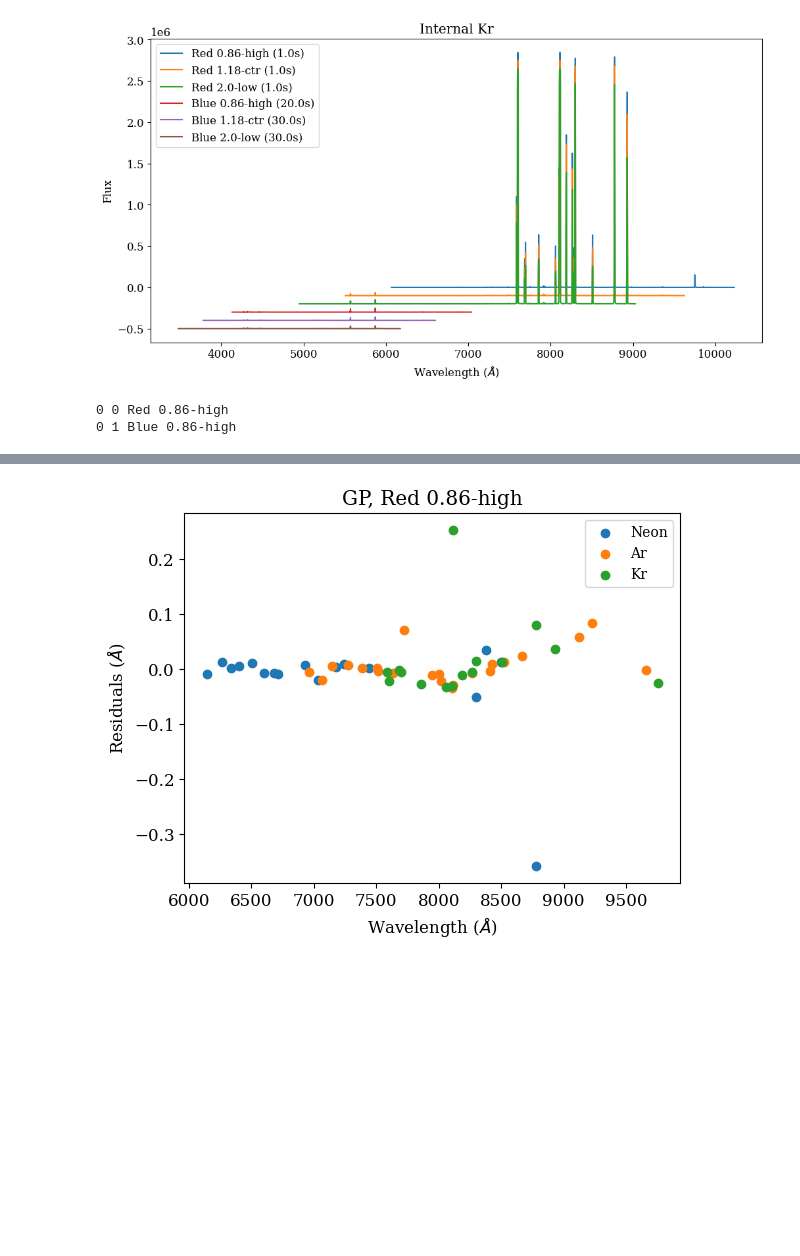
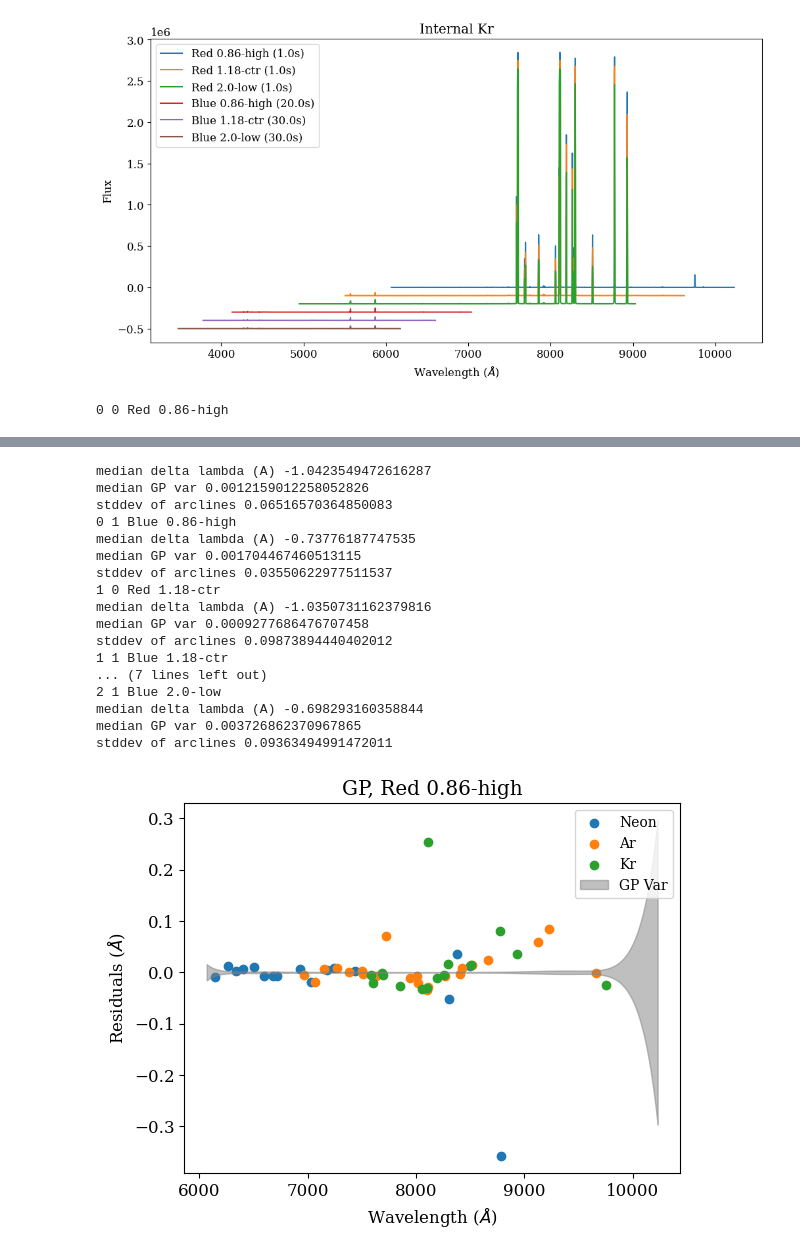
Before and after one commit to jradavenport/kosmos-arc, a Jupyter notebook: notebooks/line_plots.ipynb, the cells around one changed output, grey strips where cells are left out. Saved outputs shown, nothing was run; the diff lists cells and outputs as text; code cells hidden in the pictures; blank space fills up the shorter version.

```diff
--- a/notebooks/line_plots.ipynb
+++ b/notebooks/line_plots.ipynb
@@ -330,19 +327,30 @@ for i in range(3):
         ex_k, _ = pk.BoxcarExtract(img_k, trace, apwidth=5, Waxis=0)
 
         tw = pk.fit_wavelength(ex_k, df['pixel'][ll].values, df['wave'][ll].values * u.angstrom,
-                                 display=False, mode='gp', xerror=0.1, GPRscale=1, returnpoints=True)
+                               display=False, mode='gp', xerror=0.1, GPRscale=1001, returnpoints=True)
+        ww_k,we_k = pk.fit_wavelength(ex_k, df['pixel'][ll].values, df['wave'][ll].values * u.angstrom,
+                                      display=False, mode='gp', xerror=0.1, GPRscale=1001,
+                                      returnpoints=False, returnvar=True)
 
         plt.figure()
+
         for cc in ['Neon', 'Ar', 'Kr']:
             plt.scatter(df['wave'][ll].values[df['lamp'][ll].values == cc],
                         df['wave'][ll].values[df['lamp'][ll].values == cc] - tw[df['lamp'][ll].values == cc],
                         label=cc)
+
+        plt.fill_between(ww_k.spectral_axis.value, we_k, -we_k, color='grey', alpha=0.5, label='GP Var')
         plt.xlabel(r'Wavelength ($\AA$)')
         plt.ylabel(r'Residuals ($\AA$)')
         plt.legend(fontsize=10)
         plt.title('GP, '+df['disp'].unique()[j]+' '+df['slit'].unique()[i])
         plt.savefig('../figures/GP'+df['disp'].unique()[j]+df['slit'].unique()[i]+'_resid.png',
                     dpi=150, bbox_inches='tight', pad_inches=0.25)
+
+        # print the average dispersion (delta lambda / lambda), and the median GP uncertainty
+        print('median delta lambda (A)', np.nanmedian(np.diff(ww_k.spectral_axis.value)))
+        print('R~',np.nanmedian(ww_k.spectral_axis.value) / np.nanmedian(np.diff(ww_k.spectral_axis.value)))
+        print('median GP var', np.nanmedian(we_k) )
+        print('stddev of arclines', np.std(df['wave'][ll].values - tw))
 # %% [output]
 0 0 Red 0.86-high
-0 1 Blue 0.86-high
@@ -350 +360,18 @@ LinAlgError: 2-th leading minor of the array is not positive definite
+median delta lambda (A) -1.0423549472616287
+median GP var 0.0012159012258052826
+stddev of arclines 0.06516570364850083
+0 1 Blue 0.86-high
+median delta lambda (A) -0.73776187747535
+median GP var 0.001704467460513115
+stddev of arclines 0.03550622977511537
+1 0 Red 1.18-ctr
+median delta lambda (A) -1.0350731162379816
+median GP var 0.0009277686476707458
+stddev of arclines 0.09873894440402012
+1 1 Blue 1.18-ctr
+... (7 lines left out)
+2 1 Blue 2.0-low
+median delta lambda (A) -0.698293160358844
+median GP var 0.003726862370967865
+stddev of arclines 0.09363494991472011
-[figure, old version]
+[figure, new version]
```
Also changed, not shown: parts of 2 cells of this notebook, 1 other file.
